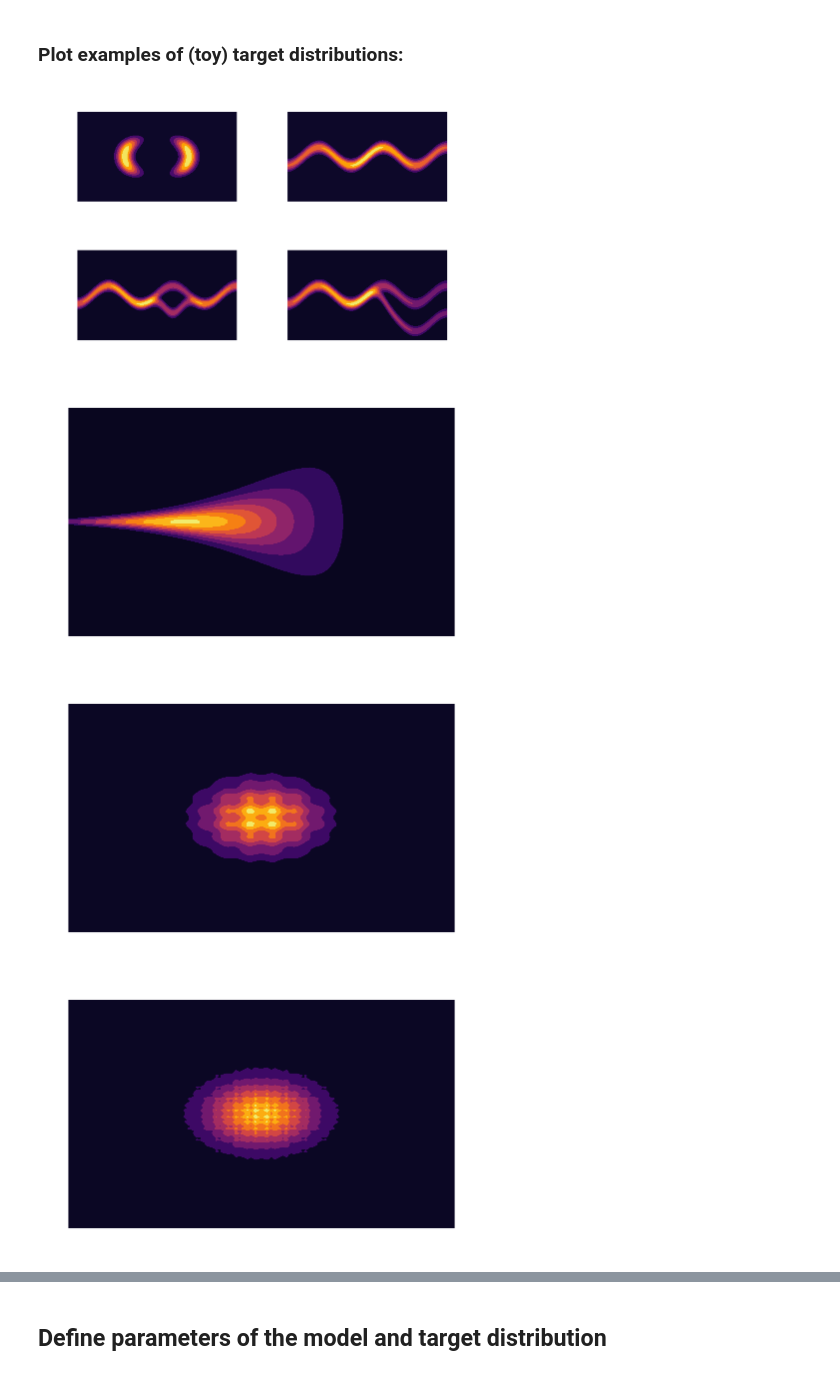
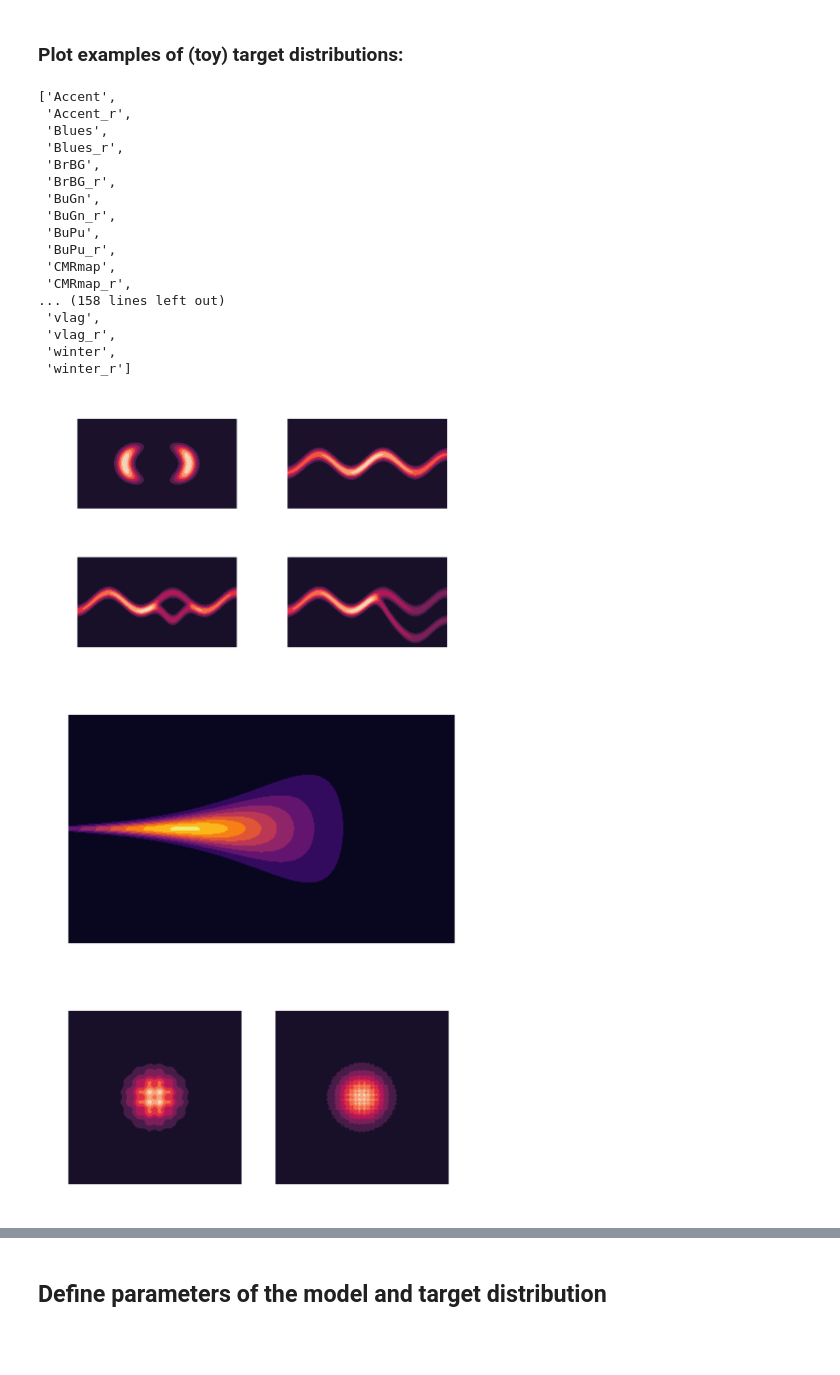
Before and after one commit to saforem2/l2hmc-qcd, a Jupyter notebook: l2hmc-qcd/notebooks/toy_distributions.ipynb, the cells around one changed output, grey strips where cells are left out. Saved outputs shown, nothing was run; the diff lists cells and outputs as text; code cells hidden in the pictures; blank space fills up the shorter version.

```diff
--- a/l2hmc-qcd/notebooks/toy_distributions.ipynb
+++ b/l2hmc-qcd/notebooks/toy_distributions.ipynb
@@ -147,6 +145,26 @@ def plot_density_estimation(potential_fn, x_l2hmc, x_hmc,
 ### Plot examples of (toy) target distributions:
 # %%
 %matplotlib inline
+# %%
+plt.colormaps()
+# %% [output]
+['Accent',
+ 'Accent_r',
+ 'Blues',
+ 'Blues_r',
+ 'BrBG',
+ 'BrBG_r',
+ 'BuGn',
+ 'BuGn_r',
+ 'BuPu',
+ 'BuPu_r',
+ 'CMRmap',
+ 'CMRmap_r',
+... (158 lines left out)
+ 'vlag',
+ 'vlag_r',
+ 'winter',
+ 'winter_r']
 # %%
 fig, axes = plt.subplots(nrows=2, ncols=2)
 axes = axes.flatten()
@@ -155,39 +173,38 @@ potentials = [two_moons_potential, sin_potential, sin_potential1, sin_potential2
 potentials_and_axes = zip(potentials, axes)
 potentials_dict = {}
 for idx, (p_fn, ax) in enumerate(zip(potentials, axes)):
-    _ = contour_potential(p_fn, ax, title=f'{names[idx]}')
+    _ = contour_potential(p_fn, ax, title=f'{names[idx]}', cmap='rocket')
     potentials_dict[names[idx]] = p_fn
 plt.show()
 # %% [output]
-[figure, old version]
+[figure, new version]
 # %%
 from utils.distributions import GaussianFunnel, RoughWell
 
 funnel = GaussianFunnel()
 funnel_potential = funnel.get_energy_function()
 fig, ax = plt.subplots()
 _ = contour_potential(funnel_potential, ax=ax, title=f'Gaussian Funnel Potential')
 plt.show()
 
 rough_well = RoughWell(dim=2, eps=0.1, easy=True)
+rough_well_hard = RoughWell(dim=2, eps=0.1, easy=False)
+
 rw_potential = rough_well.get_energy_function()
+rwh_potential = rough_well_hard.get_energy_function()
 
-fig, ax = plt.subplots()
-_ = contour_potential(rw_potential, ax=ax, title=f'Rough Well Potential')
-plt.show()
-
-rough_well_hard = RoughWell(dim=2, eps=0.1, easy=False)
-rwh_potential = rough_well_hard.get_energy_function()
-fig, ax = plt.subplots()
-_ = contour_potential(rwh_potential, ax=ax, title=f'Rough Well Potential (Hard)')
-plt.show()
+fig, axes = plt.subplots(nrows=1, ncols=2)
+axes = axes.flatten()
+ax0 = contour_potential(rw_potential, ax=axes[0], cmap='rocket', title='Rough Well Potential')
+ax1 = contour_potential(rwh_potential, ax=axes[1], cmap='rocket', title='Rough Well Potential (Hard)')
+ax0.set_aspect('equal')
+ax1.set_aspect('equal')
 
 potentials_dict.update({
     'funnel': funnel_potential,
     'rough_well': rw_potential,
     'rough_well_hard': rwh_potential,
 })
 # %% [output]
 [figure]
-[figure, old version]
+[figure, new version]
-[figure, removed]
```
Also changed, not shown: parts of 18 cells of this notebook, 6 other files.
